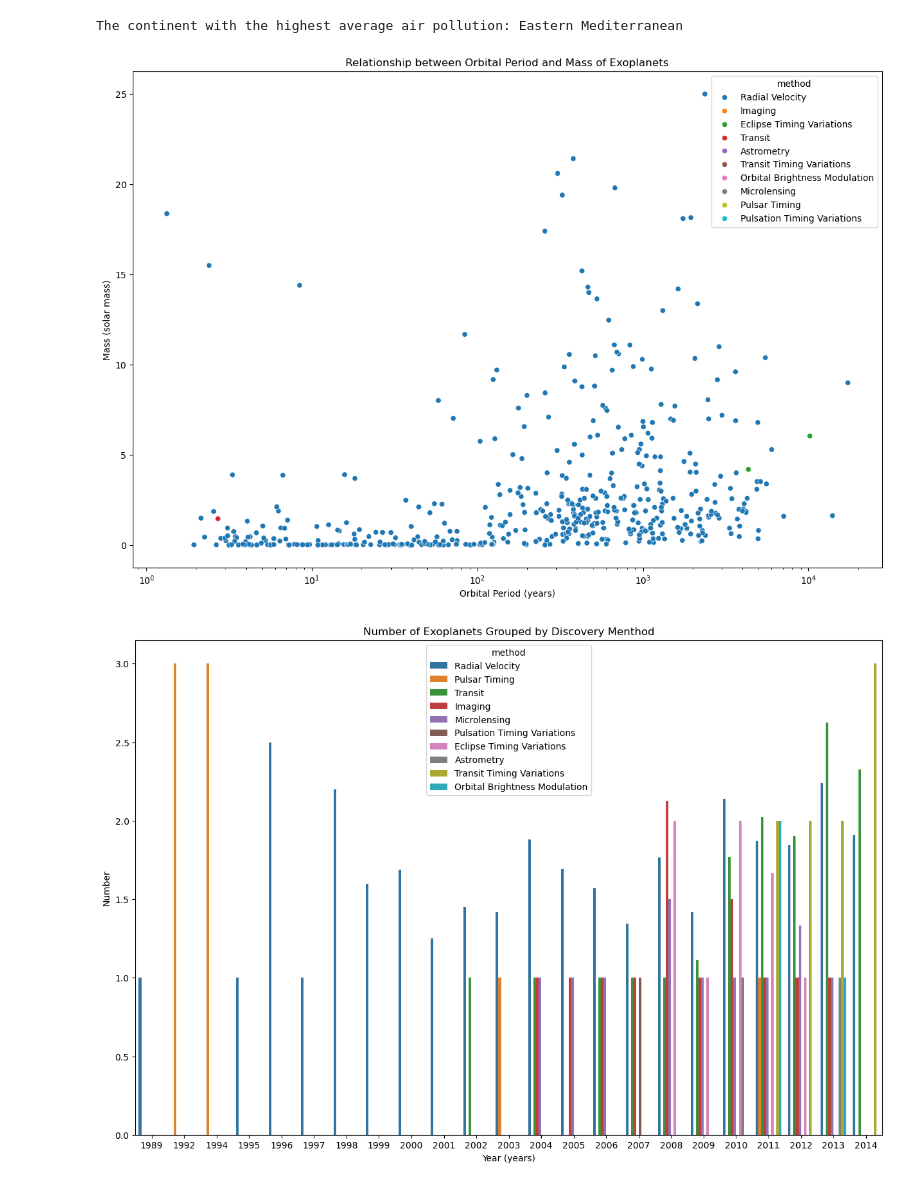
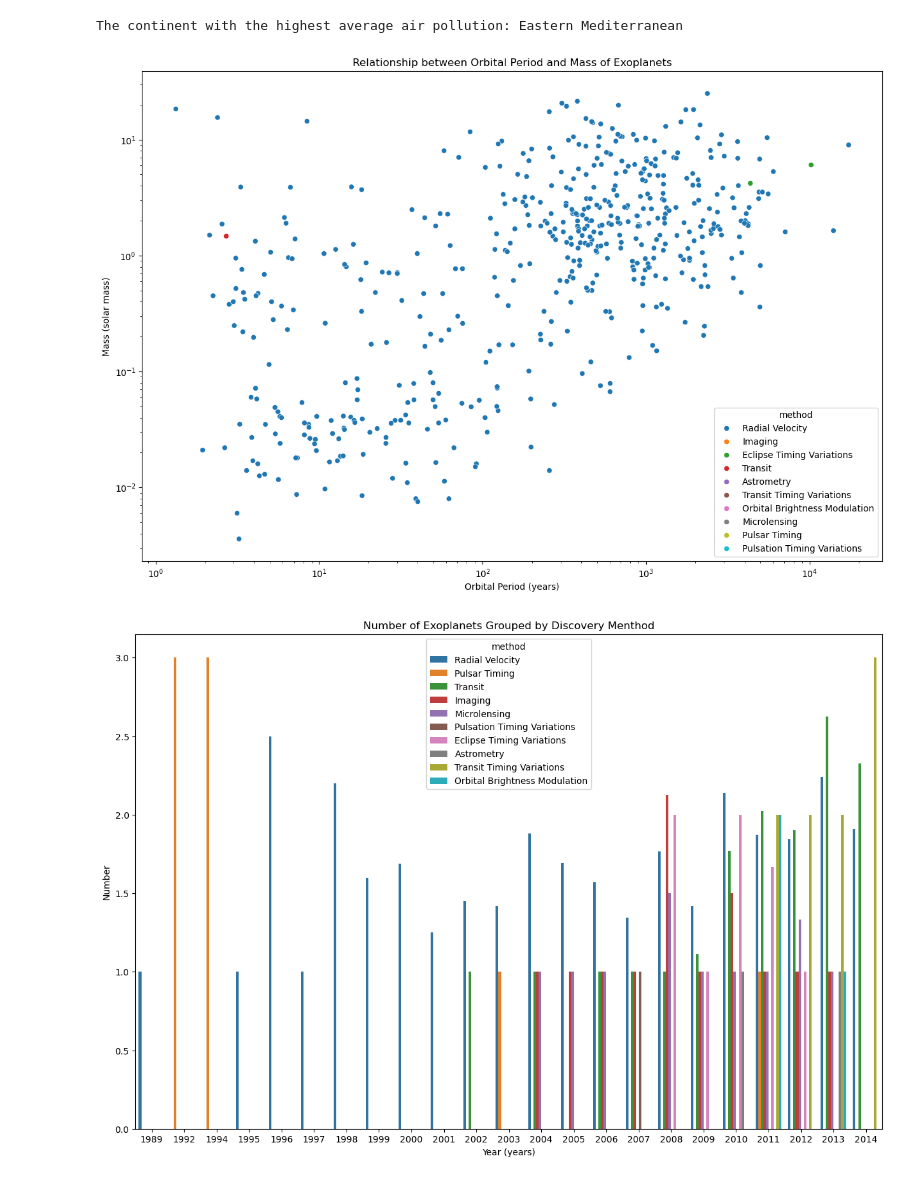
Before and after one commit to liv-garcia/pythondecal_hw, a Jupyter notebook: homework/homework7.ipynb, the cells around one changed output. Cells and saved outputs as stored; diff of their text form; code cells hidden in the pictures.

```diff
--- a/homework/homework7.ipynb
+++ b/homework/homework7.ipynb
@@ -131,26 +131,27 @@ updated_df.to_csv('updated_air_pollution_dataframe.csv', index=False)
 # %%
 #    2.1 Create a Scatter plot
 
 # First, load the dataset using sns.load dataset(‘planets’) and store it in a Pandas DataFrame.
 # Your task is to create a scatter plot that visualizes the relationship between orbital period (x-axis) and mass (y-axis) of all the exoplanets in the planets dataset.
 # Color the data points according to the exoplanet’s discovery method. Try using seaborn instead of matplotlib to generate this plot.
 
 import seaborn as sns
 sns.load_dataset('planets')
 
 planets_df = sns.load_dataset('planets')
 
 # Scatter plot using Seaborn
 plt.figure(figsize=(15, 10))
 
 sns.scatterplot(x='orbital_period', y='mass', hue='method', data= planets_df)
 plt.title("Relationship between Orbital Period and Mass of Exoplanets")
 plt.xlabel("Orbital Period (years)")
 plt.ylabel("Mass (solar mass)")
 plt.xscale('log')
+plt.yscale('log')
 plt.show()
 # %% [output]
-[figure, old version]
+[figure, new version]
 # %%
 #    2.2 Create a Bar Chart
 
```
Also changed, not shown: parts of 3 cells of this notebook.
